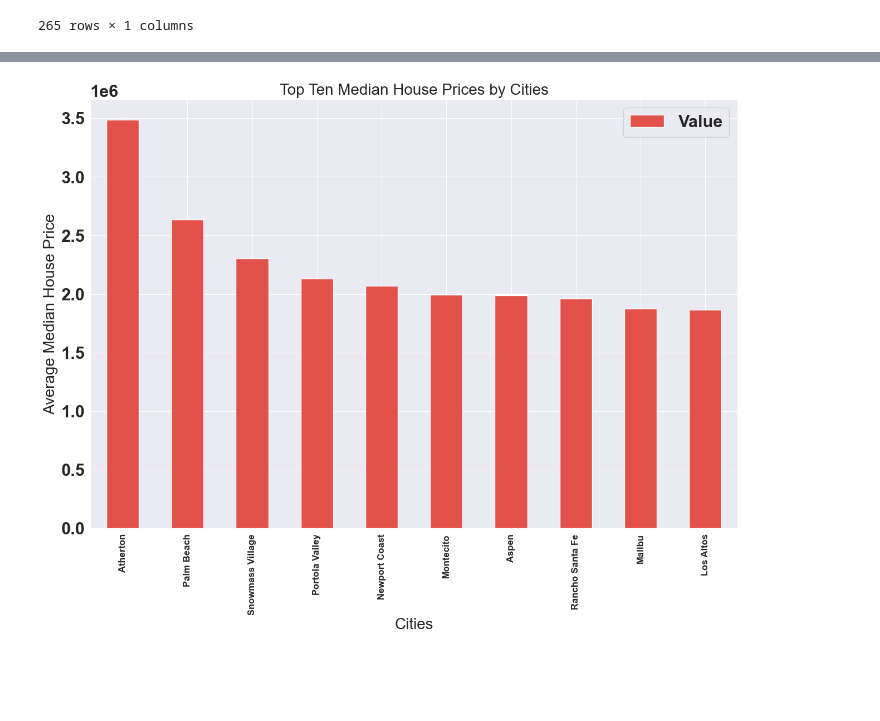
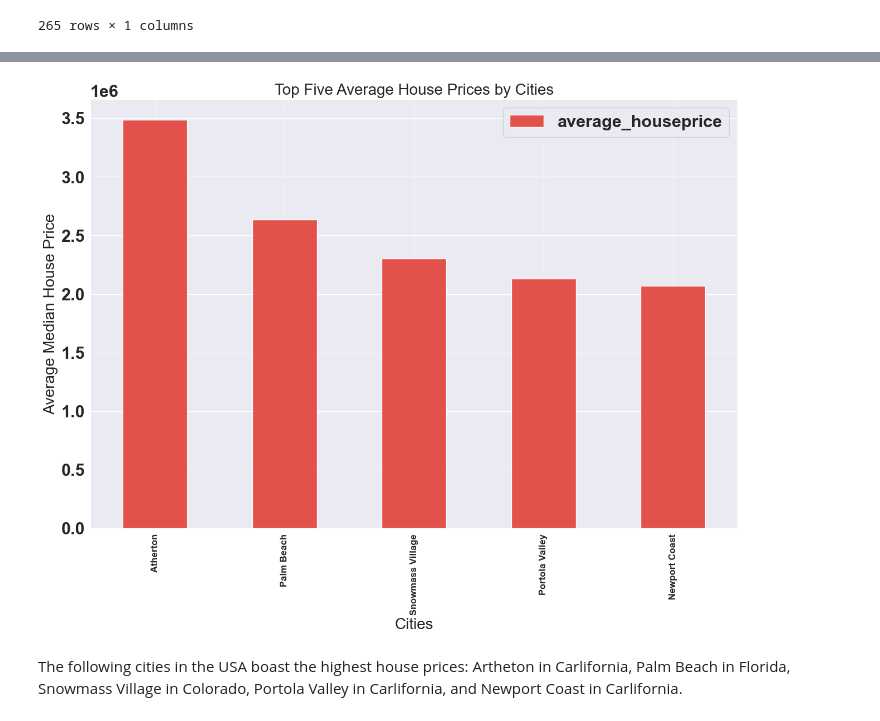
Before and after one commit to JacintaMukii/Time-Series-Modeling-Project, a Jupyter notebook: index.ipynb.ipynb, the cells around one changed output, grey strips where cells are left out. Cells and saved outputs as stored; diff of their text form; code cells hidden in the pictures; blank space fills up the shorter version.

```diff
--- a/index.ipynb.ipynb
+++ b/index.ipynb.ipynb
@@ -320,4 +565,4 @@ df
 # %%
-new_df = pd.melt(df.copy(), id_vars = ['RegionID', 'Zipcode', 'City', 'State', 'Metro', 'CountyName', 'SizeRank'], var_name = 'Time', value_name= 'Value')
+new_df = pd.melt(df.copy(), id_vars = ['RegionID', 'Zipcode', 'City', 'State', 'Metro', 'CountyName', 'SizeRank', 'ROI', 'CV'], var_name = 'Time', value_name= 'Value')
 new_df
 # %% [output]
@@ -386,8 +633,14 @@ new_df.describe()
+# %%
+#Renaming the 'value' column to
+new_df.rename(columns = {"Value" : "average_houseprice"}, inplace=True)
+# %%
+#Setting the 'time' column as index
+new_df.set_index('time', inplace=True)
 # %%
 #Displaying the top 5 cities with highest house prices
 
-houseprice_topcities = pd.DataFrame(new_df.groupby("City")["Value"].mean()
-                                    .sort_values(ascending=False).head(10))
+houseprice_topcities = pd.DataFrame(new_df.groupby("City")["average_houseprice"].mean()
+                                    .sort_values(ascending=False).head(5))
 # %%
 houseprice_topcities
 # %% [output]
@@ -406,11 +654,13 @@ houseprice_topcities
 # %%
 ax2 = houseprice_topcities.plot(kind='bar', figsize=(15,10));
 ax2.set_alpha(0.8)
-ax2.set_title("Top Ten Median House Prices by Cities", fontsize=20)
+ax2.set_title("Top Five Average House Prices by Cities", fontsize=20)
 ax2.set_ylabel("Average Median House Price", fontsize=20);
 ax2.set_xlabel("Cities", fontsize=20)
 plt.xticks(fontsize= 12)
 plt.savefig("output.jpg")
 plt.show()
 # %% [output]
-[figure, old version]
+[figure, new version]
+# %% [markdown]
+The following cities in the USA boast the highest house prices: Artheton in Carlifornia, Palm Beach in Florida, Snowmass Village in Colorado, Portola Valley in Carlifornia, and Newport Coast in Carlifornia.
```
Also changed, not shown: parts of 38 cells of this notebook, 1 other file.
